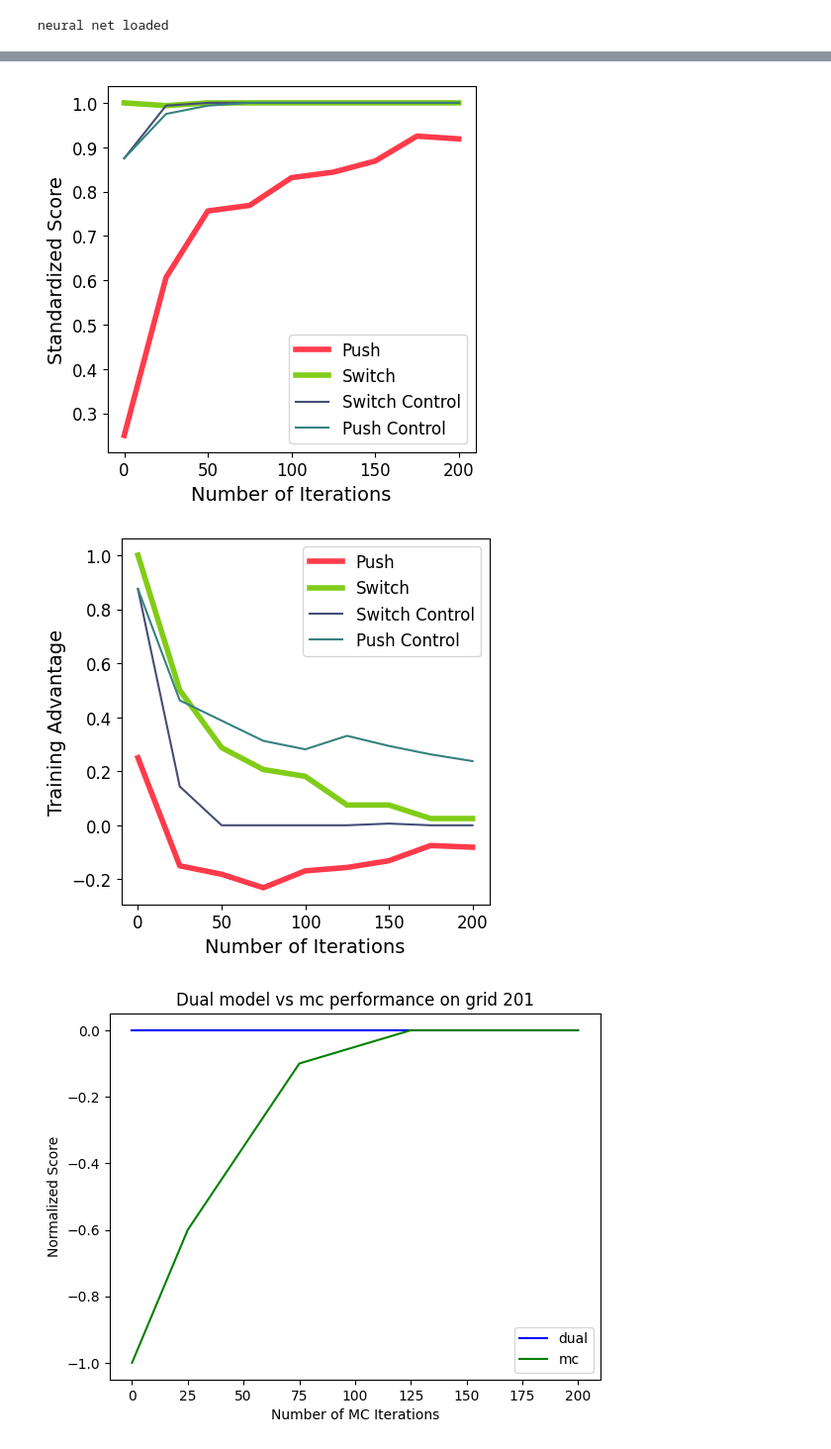
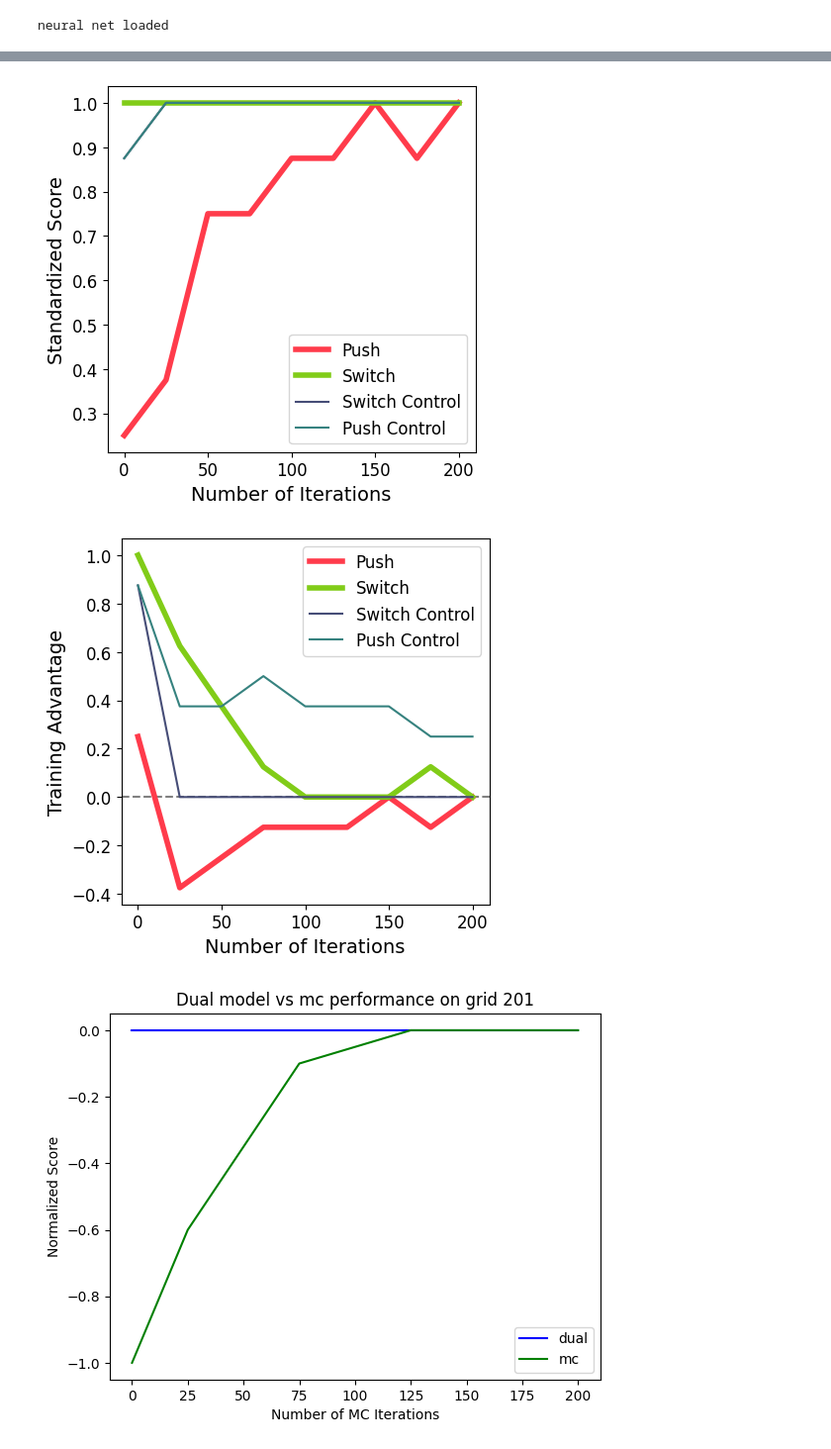
Before and after one commit to Alice2hang/RL_trolley_puzzles, a Jupyter notebook: dual_model/src/dual_model_analysis.ipynb, the cells around one changed output, grey strips where cells are left out. Shown: that part at 99% size. Cells and saved outputs as stored; diff of their text form; code cells hidden in the pictures.

```diff
--- a/dual_model/src/dual_model_analysis.ipynb
+++ b/dual_model/src/dual_model_analysis.ipynb
@@ -45,7 +61,7 @@ We probe the models defined in `agent.py` by presenting the grids defined in `TE
 Specifically, we compare the dual-model (with Q-values initialized by neural network predictions) to the classic monte-carlo model
 # %%
 ITERS = [0,25,50,75,100,125,150,175,200]
-REPEATS = 20 #number of times to redo the iteration for consistency
+REPEATS = 10 #number of times to redo the iteration for consistency
 
 agent = Agent()
 dual_scores = defaultdict(list) # maps gridnum to array of dual-model scores (averaged) for all iteration numbers in ITERS
@@ -120,39 +136,40 @@ plt.xticks(fontsize=12)
 plt.legend(fontsize=12)
 plt.show()
 # %% [output]
-[figure, old version]
+[figure, new version]
 # %%
 # Graphs difference between dual model and monte-carlo model for each grid type and varying iterations
 
 grid_score_diff = defaultdict(list)
 
 for grid in TEST_GRIDS.keys():
     difference = []
     zip_obj = zip(dual_scores[grid], mc_scores[grid])
     for dual_score, mc_score in zip_obj:
         difference.append(dual_score - mc_score)
     grid_score_diff[grid//100*100].append(difference)
 
 for grid_type,diff in grid_score_diff.items():
     diff = np.array(diff)
     size = diff.shape[0]
     grid_score_diff[grid_type] = np.sum(diff,axis=0)/size
 
 w, h = figaspect(1)
 fig, ax = plt.subplots(figsize=(w,h))
+plt.axhline(y=0, color='grey', linestyle='--')
 plt.plot(ITERS, grid_score_diff[100], label='Push', color="#FF3B4B", linewidth=4)
 plt.plot(ITERS, grid_score_diff[200], label='Switch', color="#81CC18", linewidth=4)
 plt.plot(ITERS, grid_score_diff[300], label='Switch Control', color="#464D77")
 plt.plot(ITERS, grid_score_diff[400], label='Push Control', color="#36827F")
 plt.legend()
 plt.xlabel("Number of Iterations", fontsize=14)
 plt.ylabel("Training Advantage", fontsize=14)
 plt.yticks(fontsize=12)
 plt.xticks(fontsize=12)
 plt.legend(fontsize=12)
 plt.show()
 # %% [output]
-[figure, old version]
+[figure, new version]
 # %%
 # Graph difference between dual model and monte-carlo moodel for for a given test grid (to explore finer grained differences)
 
```
Also changed, not shown: parts of 6 cells of this notebook, 6 other files.
